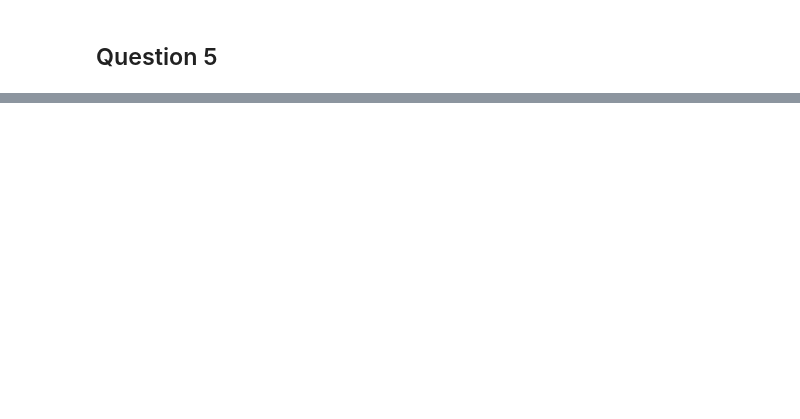
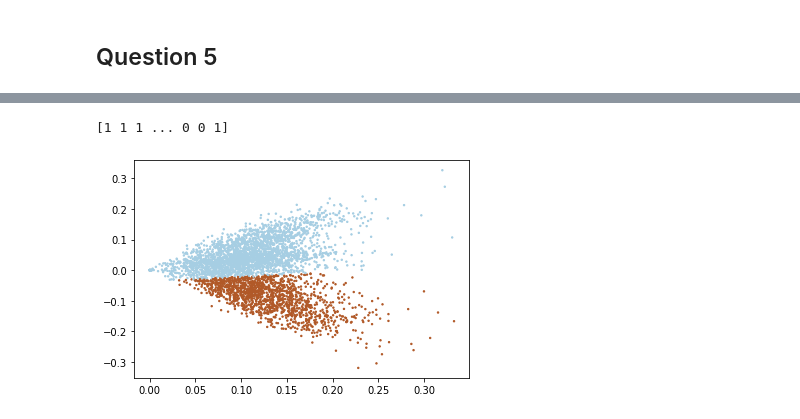
Before and after one commit to zhz03/ECE219_data_mining_project, a Jupyter notebook: Project_2/Project2.ipynb, the cells around one changed output, grey strips where cells are left out. Cells and saved outputs as stored; diff of their text form; code cells hidden in the pictures; blank space fills up the shorter version.

```diff
--- a/Project_2/Project2.ipynb
+++ b/Project_2/Project2.ipynb
@@ -246,0 +232,14 @@ plt.show()
+# %%
+# Let's take n_components = 3 for truncatedSVD and perform k-means
+
+true_k = 2
+k = 3
+svd = TruncatedSVD(n_components=k, n_iter = 20, random_state=42)
+X_train1_svd = svd.fit_transform(X_train1_tfidf)
+km = KMeans(
+    n_clusters=true_k,
+    init="k-means++",
+    max_iter=2000,
+    n_init=100)
+km.fit(X_train1_svd)
+labels = y_train1
@@ -246,0 +256,13 @@ plt.show()
+# %%
+print(km.labels_)
+# %% [output]
+[1 1 1 ... 0 0 1]
+# %%
+# Let's visualize with n_components = 2
+svd = TruncatedSVD(n_components=2, n_iter = 20, random_state=42)
+X_train1_svd_visualize = svd.fit_transform(X_train1_svd)
+# %%
+plt.scatter(X_train1_svd_visualize[:,0], X_train1_svd_visualize[:,1], c=km.labels_, s=2, cmap=plt.cm.Paired)
+plt.show()
+# %% [output]
+[figure, added]
```
Also changed, not shown: parts of 24 cells of this notebook.
